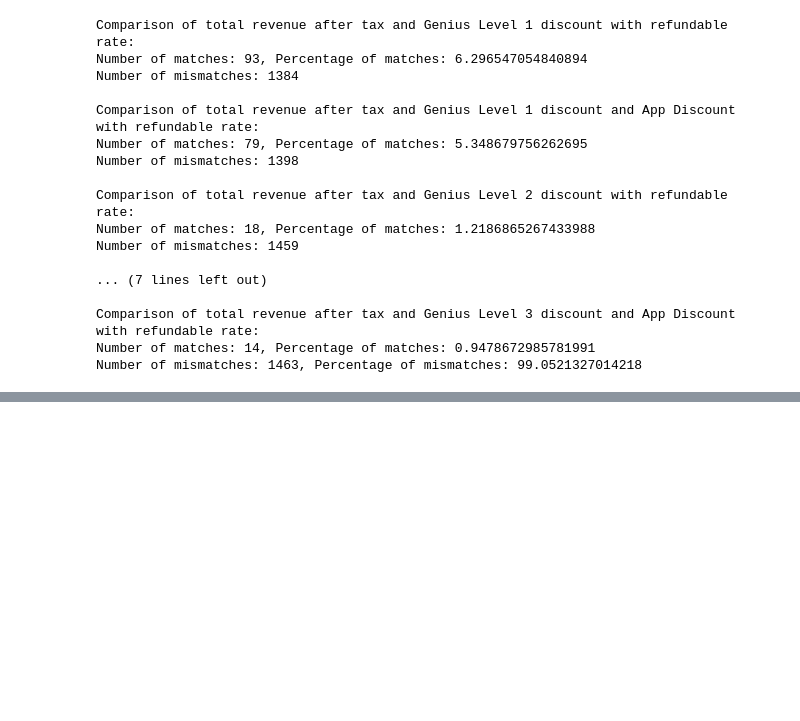
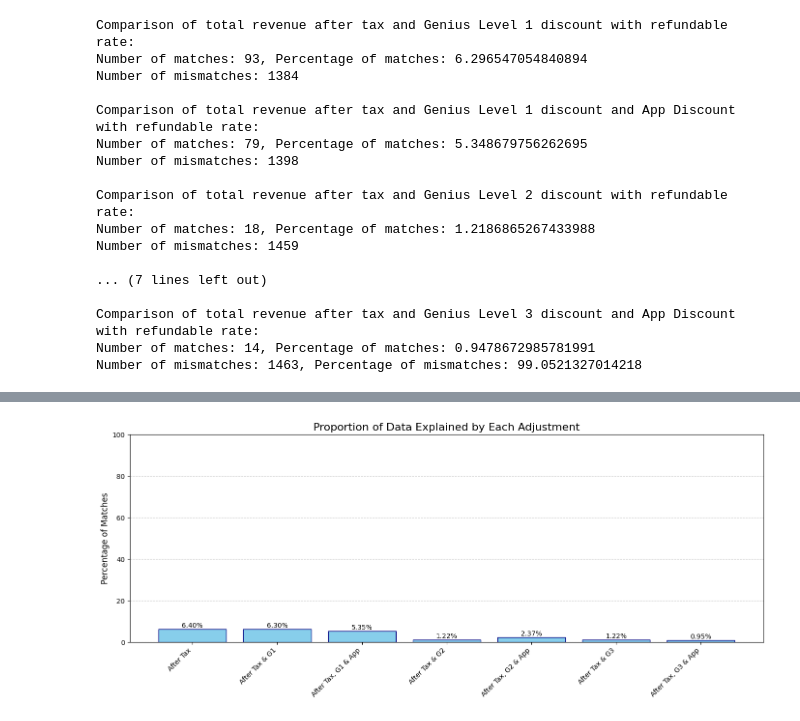
Before and after one commit to Fractal14/hotelcloud, a Jupyter notebook: detect_mismatched_prices.ipynb, the cells around one changed output, grey strips where cells are left out. Drawn from its saved outputs; the diff is of its cells as text; code cells hidden in the pictures; blank space fills up the shorter version.

```diff
--- a/detect_mismatched_prices.ipynb
+++ b/detect_mismatched_prices.ipynb
@@ -503,0 +758,54 @@ First few rows of possible upgrades (rounded to 2 decimal places):
+# %%
+# Read the CSV file
+df1 = pd.read_csv('matches_after_tax.csv')
+
+# Data preparation
+labels = [
+    'After Tax',
+    'After Tax & G1',
+    'After Tax, G1 & App',
+    'After Tax & G2',
+    'After Tax, G2 & App',
+    'After Tax & G3',
+    'After Tax, G3 & App'
+]
+
+percentages = [
+    len(df1)/len(complete_rates_data)*100,
+    num_matches_tax_discount/len(rates_comparison_df)*100,
+    num_matches_tax_two_discounts/len(rates_comparison_df)*100,
+    num_matches_tax_discount_g2/len(rates_comparison_df)*100,
+    num_matches_tax_discount_g2_and_app_discount/len(rates_comparison_df)*100,
+    num_matches_tax_discount_g3/len(rates_comparison_df)*100,
+    num_matches_tax_discount_g3_and_app_discount/len(rates_comparison_df)*100
+]
+
+# Create the plot
+fig, ax = plt.subplots(figsize=(14, 6))
+
+# Create the histogram
+bars = ax.bar(labels, percentages, color='skyblue', edgecolor='navy')
+
+# Customize the plot
+ax.set_ylabel('Percentage of Matches', fontsize=12)
+ax.set_title('Proportion of Data Explained by Each Adjustment', fontsize=16)
+ax.set_ylim(0, 100)  # Set y-axis from 0 to 100%
+
+# Add value labels on top of each bar
+for bar in bars:
+    height = bar.get_height()
+    ax.text(bar.get_x() + bar.get_width()/2., height,
+            f'{height:.2f}%',
+            ha='center', va='bottom')
+
+# Rotate x-axis labels for better readability
+plt.xticks(rotation=45, ha='right')
+
+# Add a grid for easier reading
+ax.grid(axis='y', linestyle='--', alpha=0.7)
+
+# Adjust layout and display
+plt.tight_layout()
+plt.show()
+# %% [output]
+[figure, added]
```
Also changed, not shown: parts of 12 cells of this notebook, 6 other files.
